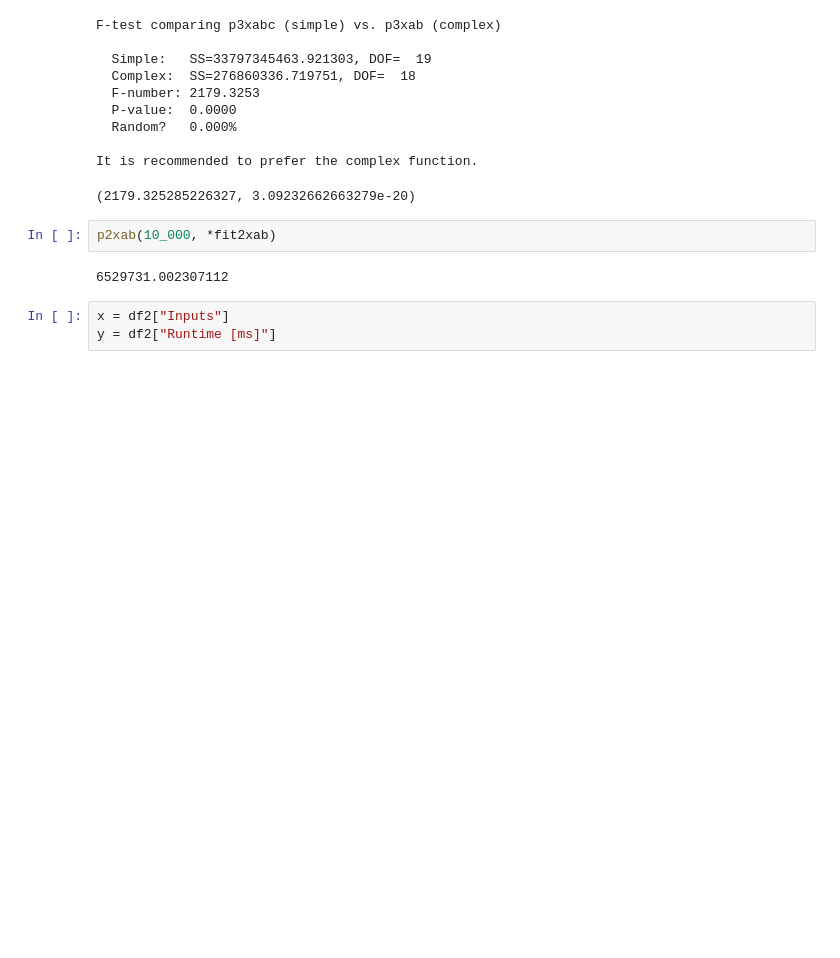
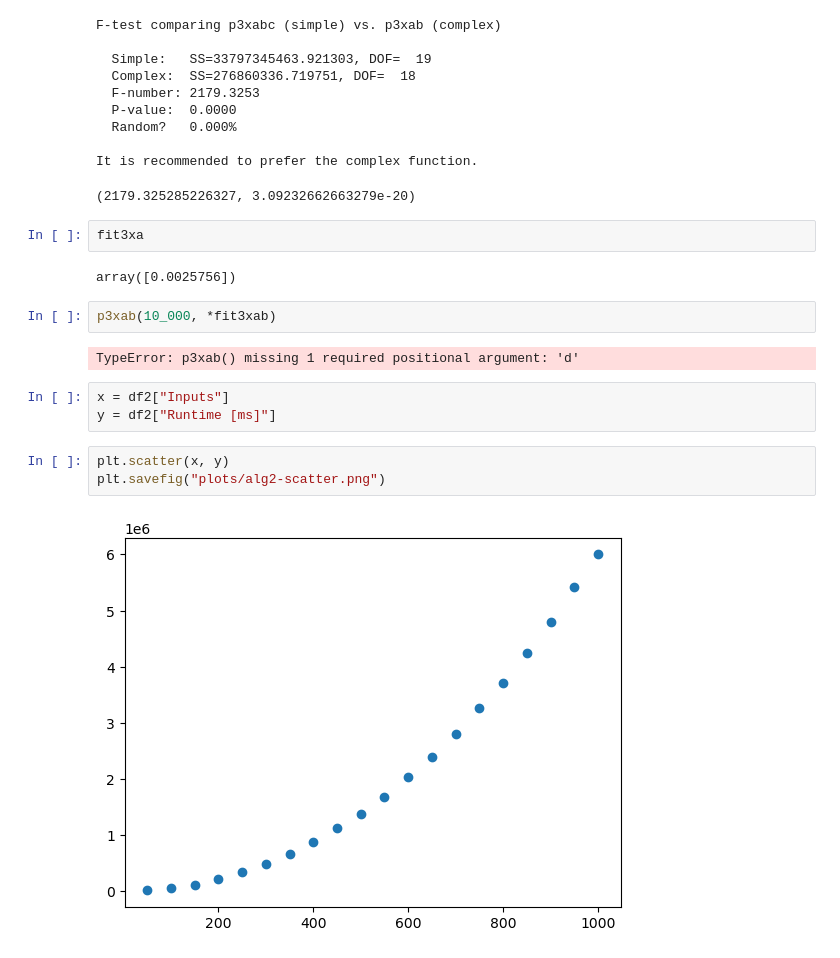
Before and after one commit to ririye01/math4334-MathModelingNotebooks, a Jupyter notebook: homework/hw2a/hw2a.ipynb, the cells around one changed output. Drawn from its saved outputs; the diff is of its cells as text; blank space fills up the shorter version.

```diff
--- a/homework/hw2a/hw2a.ipynb
+++ b/homework/hw2a/hw2a.ipynb
@@ -395,10 +395,19 @@ F-test comparing p3xabc (simple) vs. p3xab (complex)
 
 It is recommended to prefer the complex function.
 (2179.325285226327, 3.09232662663279e-20)
-# %%
-p2xab(10_000, *fit2xab)
-# %% [output]
-6529731.002307112
+# %%
+fit3xa
+# %% [output]
+array([0.0025756])
+# %%
+p3xab(10_000, *fit3xab)
+# %% [output]
+TypeError: p3xab() missing 1 required positional argument: 'd'
 # %%
 x = df2["Inputs"]
 y = df2["Runtime [ms]"]
+# %%
+plt.scatter(x, y)
+plt.savefig("plots/alg2-scatter.png")
+# %% [output]
+[figure, added]
```
Also changed, not shown: parts of 11 cells of this notebook, 8 other files.
